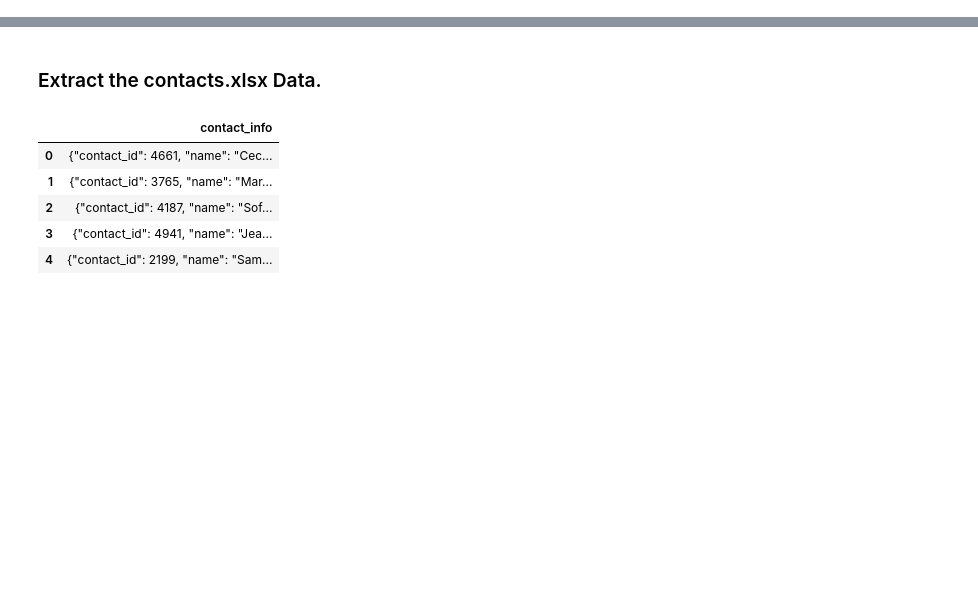
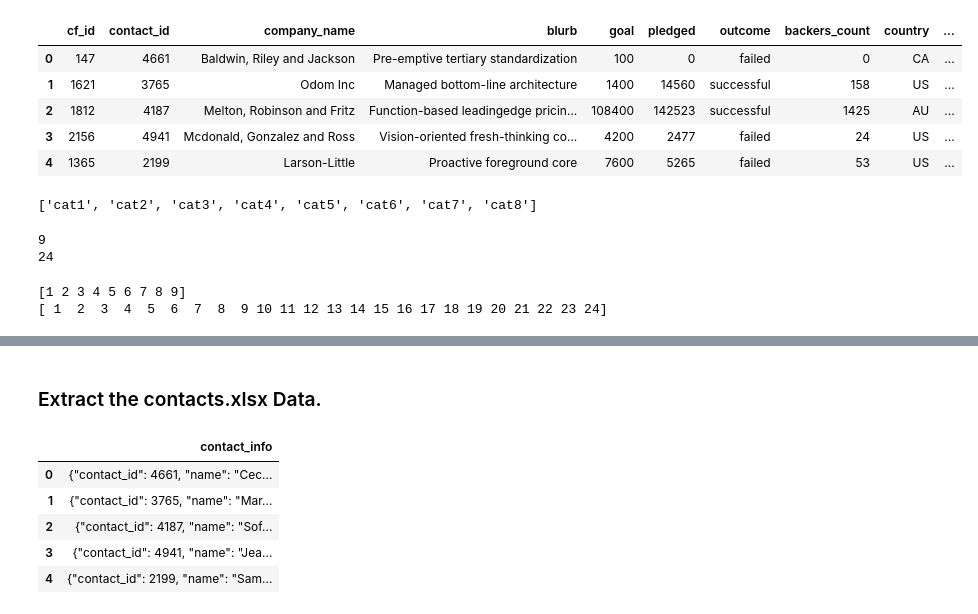
Before and after one commit to Glowary/Crowdfunding_ETL, a Jupyter notebook: ETL_Mini_Project_Combined.ipynb, the cells around one changed output, grey strips where cells are left out. Saved outputs shown, nothing was run; the diff lists cells and outputs as text; code cells hidden in the pictures; blank space fills up the shorter version.

```diff
--- a/ETL_Mini_Project_GGao.ipynb
+++ b/ETL_Mini_Project_Combined.ipynb
@@ -5,0 +102,11 @@ pd.set_option('max_colwidth', 400)
+# %%
+# Assign the category and subcategory values to category and subcategory columns.
+crowdfunding_info_df[['category', 'subcategory']] = crowdfunding_info_df['category & sub-category'].str.split("/", expand=True)
+crowdfunding_info_df.head()
+# %% [output]
+|  | cf_id | contact_id | company_name | blurb | goal | pledged | outcome | backers_count | country | ... |
+| 0 | 147 | 4661 | Baldwin, Riley and Jackson | Pre-emptive tertiary standardization | 100 | 0 | failed | 0 | CA | ... |
+| 1 | 1621 | 3765 | Odom Inc | Managed bottom-line architecture | 1400 | 14560 | successful | 158 | US | ... |
+| 2 | 1812 | 4187 | Melton, Robinson and Fritz | Function-based leadingedge pricin... | 108400 | 142523 | successful | 1425 | AU | ... |
+| 3 | 2156 | 4941 | Mcdonald, Gonzalez and Ross | Vision-oriented fresh-thinking co... | 4200 | 2477 | failed | 24 | US | ... |
+| 4 | 1365 | 2199 | Larson-Little | Proactive foreground core | 7600 | 5265 | failed | 53 | US | ... |
@@ -5,0 +117,5 @@ pd.set_option('max_colwidth', 400)
+# %%
+cat_index = [f"cat{n}" for n in range(1, num_categories)]
+cat_index
+# %% [output]
+['cat1', 'cat2', 'cat3', 'cat4', 'cat5', 'cat6', 'cat7', 'cat8']
@@ -5,0 +126,17 @@ pd.set_option('max_colwidth', 400)
+# %%
+# Get the number of distinct values in the categories and subcategories lists.
+print(len(categories))
+print(len(subcategories))
+# %% [output]
+9
+24
+# %%
+# Create numpy arrays from 1-9 for the categories and 1-24 for the subcategories.
+category_ids = np.arange(1, 10)
+subcategory_ids = np.arange(1, 25)
+
+print(category_ids)
+print(subcategory_ids)
+# %% [output]
+[1 2 3 4 5 6 7 8 9]
+[ 1  2  3  4  5  6  7  8  9 10 11 12 13 14 15 16 17 18 19 20 21 22 23 24]
```
Also changed, not shown: parts of 29 cells of this notebook, 2 other files.
